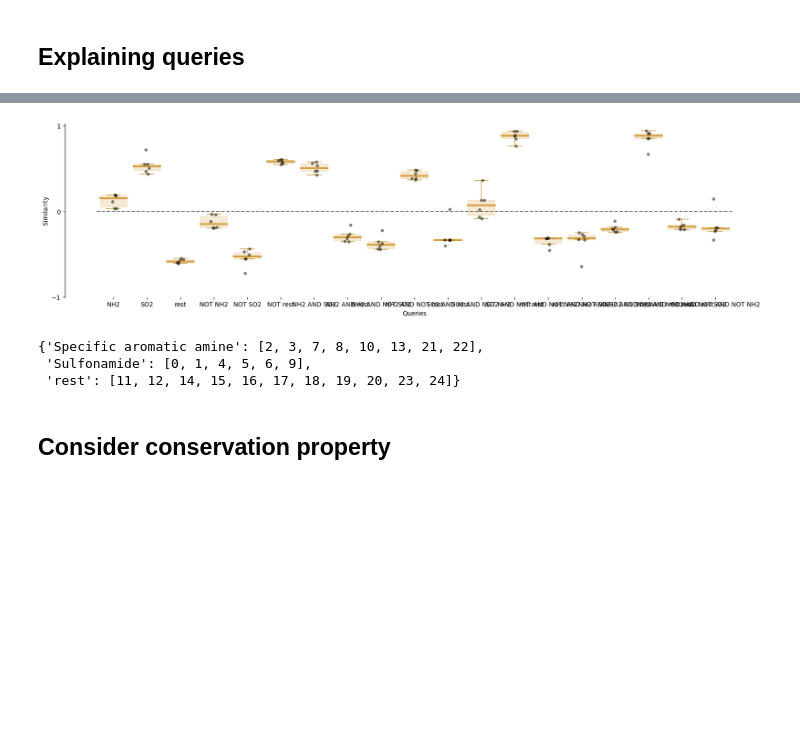
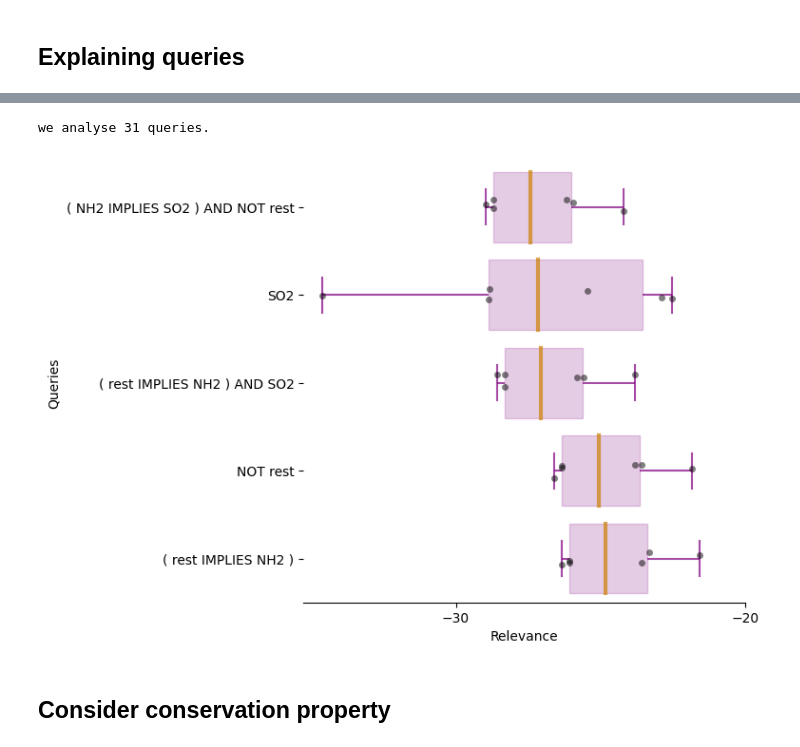
Before and after one commit to tschnake/Symbxai_retina, a Jupyter notebook: notebooks/mutag_explainations.ipynb, the cells around one changed output, grey strips where cells are left out. Drawn from its saved outputs; the diff is of its cells as text; code cells hidden in the pictures; blank space fills up the shorter version.

```diff
--- a/notebooks/mutag_explainations.ipynb
+++ b/notebooks/mutag_explainations.ipynb
@@ -142,7 +140,7 @@ plot_names = {
         'rest': 'rest'
     }
 
-for interesting_substructures in [ ('Specific aromatic amine', 'Sulfonamide'), ('Sulfonamide',), ('Specific aromatic amine',), ]: #  # ['Specific aromatic nitro',  'Specific aromatic amine', 'Sulfonamide', ]
+for interesting_substructures in [ ('Specific aromatic amine', 'Sulfonamide')]:#, ('Sulfonamide',), ('Specific aromatic amine',), ]: #  # ['Specific aromatic nitro',  'Specific aromatic amine', 'Sulfonamide', ]
     if interesting_substructures == ('Specific aromatic amine', 'Sulfonamide'):
         observed_class = 1
         plot_extent='SO2_NH2'
@@ -224,6 +222,7 @@ for interesting_substructures in [ ('Specific aromatic amine', 'Sulfonamide'), (
             data.append({'Substructure': key, 'Relevance': value.item()})
     # Convert to DataFrame
 
-    make_boxplots_with_stripplots(data, plot_extent=plot_extent)
+    make_boxplots_with_stripplots(data, plot_extent=plot_extent, outlier_quantile=.0,add_vline=True,
+                                  figsize=(6,8))
     print('we skipted', nbs_of_errors, 'samples from', len(intersting_indices))
 # %% [output]
@@ -318,13 +277,20 @@ all_promts
 # %%
 import numpy as np
 from symb_xai.query_search.utils import corr
+from statistics import median
+from symb_xai.query_search import remove_semantic_duplicate_queries
+
+
+
 interesting_substructures = ('Specific aromatic amine', 'Sulfonamide')
-all_query_promts = all_promts #['NH2 AND SO2', 'NH2 AND NOT SO2', 'NOT NH2 AND SO2', 'NH2 AND rest', 'SO2 AND rest', 'SO2 IMPLIES NH2', 'NH2 IMPLIES SO2', 'SO2', 'SO2 AND NOT rest', '( NH2 IMPLIES SO2 ) AND NOT rest']
+all_query_promts = remove_semantic_duplicate_queries(all_promts[::-1], all_concepts, verbose=False) #['NH2 AND SO2', 'NH2 AND NOT SO2', 'NOT NH2 AND SO2', 'NH2 AND rest', 'SO2 AND rest', 'SO2 IMPLIES NH2', 'NH2 IMPLIES SO2', 'SO2', 'SO2 AND NOT rest', '( NH2 IMPLIES SO2 ) AND NOT rest']
+
+print(f'we analyse {len(all_query_promts)} queries.')
 
 plot_samples = False
 plot_extent = 'queries_NH2_SO2'
-
-result_mode =  'Similarity' #  'Relevance'
+nb_max_queries = 5
+result_mode =  'Relevance' #  'Relevance'
 
 concept_names = {
     'Specific aromatic nitro': 'NO2',
@@ -359,9 +325,11 @@ for idx in mol_idx_by_substr_comb[interesting_substructures]:
                                     target_class= None,
                                     debug = False)
 
-        substr_pset = powerset(mol_substructures.keys())
+
 
         concept2ids = {concept_names[concept]: subset for concept, subset in mol_substructures.items()}
+
+        substr_pset = powerset(concept2ids.values())
 
         query = Query_from_promt(
             promt=query_promt,
@@ -369,72 +337,50 @@ for idx in mol_idx_by_substr_comb[interesting_substructures]:
             str_rep=None
         )
 
-        filter_vector = []
-        multi_order_vector = []
-        for i, subst_names in enumerate(substr_pset):
-            curr_substrs = [mol_substructures[name] for name in subst_names]
-            # save the multi order term
-            multi_order_vector.append(explainer.harsanyi_div(curr_substrs))
-
-            # save the query output
-            concat_subsets = reduce(lambda x,y: x+y, curr_substrs)
-            filter_vector.append(int(query(tuple(concat_subsets))))
+        filter_vector = query.get_filter_vector(substr_pset)
+        multi_order_vector = [explainer.harsanyi_div(subsets) for subsets in substr_pset]
 
         multi_order_vectors[query_promt] = multi_order_vector
         filter_vectors[query_promt]= filter_vector
 
-
-        # rel = 0.
-        # for i, subst_names in enumerate(substr_pset):
-        #     curr_substrs = [mol_substructures[name] for name in subst_names]
-        #     # print(subst_names, query(tuple([concept_names[name] for name in subst_names])))
-        #     hars = explainer.harsanyi_div(curr_substrs)
-
-        #     # print(concat_subsets)
-        #     if query(tuple(concat_subsets)):
-        #         rel += hars
-
         if result_mode == 'Relevance':
             query_attributions[query_promt] += [np.dot(filter_vector,multi_order_vector)]
             plot_color = (0.5, 0.0, 0.5)
-            yticks=[10,0,-10]
+            xticks=[-30, -20]
         elif result_mode == 'Similarity':
-            query_attributions[query_promt] += [corr(np.array(filter_vector),-np.array(multi_order_vector))]
+            query_attributions[query_promt] += [corr(np.array(filter_vector),np.array(multi_order_vector))]
             plot_color = (0.8, .6, 0.2)
-            yticks = [1,0,-1]
+            xticks = [-.5,-1]
         else:
             raise ValueError(f'result_mode = {result_mode} is not a valid input.')
 
     if plot_samples:
         display(Draw.MolToImage(molecule))
         plt.figure(figsize=(15,2))
-        plt.bar( query_attributions.keys() ,
+        plt.bar( query_attributions.keys(),
                         [rels[-1] for rels in query_attributions.values()],
                         color=['red' if rels[-1]>0 else 'blue' for rels in query_attributions.values()])
         plt.show()
 
+sorted_query_attributions = dict(
+    sorted(query_attributions.items(), key=lambda item: median(item[1]))
+)
+
 data = []
-for key, values in query_attributions.items():
+for key, values in list(sorted_query_attributions.items())[:nb_max_queries]:
     for value in values:
         data.append({'Queries': key, result_mode: value})
+
 # Convert to DataFrame
-
 make_boxplots_with_stripplots(data,
-             plot_extent=plot_extent,
-             figsize=(20,5),
+             plot_extent=plot_extent + '_' + result_mode,
+             figsize=(6,6),
              boxcolor=plot_color,
              outlier_quantile=0,
-             yticks = yticks)
+             xticks = xticks)
 # %% [output]
+we analyse 31 queries.
-[figure, old version]
+[figure, new version]
-# %%
-# substr_pset,filter_vectors, 2**7
-mol_substructures
-# NH2, SO2, rest, NH2 AND SO2,... NH2 AND SO2 AND rest, ..., NOT NH2, ... NOT NH2 AND SO2,... ---> A IMPLIES B, ( A IMPLIES B ) AND C
-# %% [output]
-{'Specific aromatic amine': [2, 3, 7, 8, 10, 13, 21, 22],
- 'Sulfonamide': [0, 1, 4, 5, 6, 9],
- 'rest': [11, 12, 14, 15, 16, 17, 18, 19, 20, 23, 24]}
 # %% [markdown]
 ## Consider conservation property
 # %%
```
Also changed, not shown: parts of 7 cells of this notebook, 4 other files.
